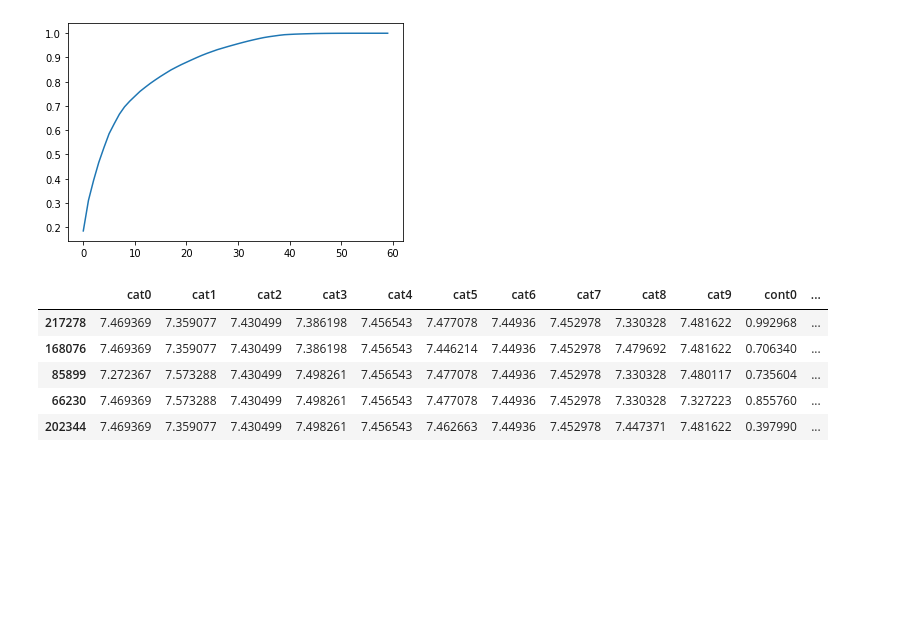
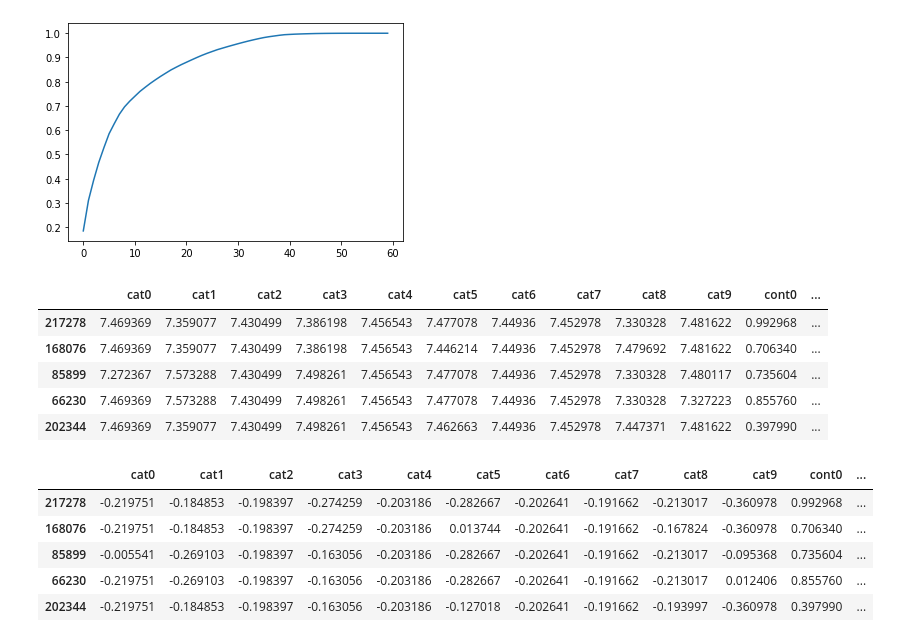
Before and after one commit to lucabasa/kaggle_competitions, a Jupyter notebook: tabular_playground/february/02_transformations.ipynb, the cells around one changed output. Saved outputs shown, nothing was run; the diff lists cells and outputs as text; code cells hidden in the pictures; blank space fills up the shorter version.

```diff
--- a/tabular_playground/february/02_transformations.ipynb
+++ b/tabular_playground/february/02_transformations.ipynb
@@ -99,7 +99,7 @@ plt.show()
 class TargetEncoder(BaseTransformer):
     # Heavily inspired by
     # https://github.com/MaxHalford/xam/blob/93c066990d976c7d4d74b63fb6fb3254ee8d9b48/xam/feature_extraction/encoding/bayesian_target.py#L8
-    def __init__(self, to_encode=None, prior_weight=100):
+    def __init__(self, to_encode=None, prior_weight=100, agg_func='mean'):
         super().__init__()
         if isinstance(to_encode, str):
             self.to_encode = [to_encode]
@@ -108,6 +108,7 @@ class TargetEncoder(BaseTransformer):
         self.prior_weight = prior_weight
         self.prior_ = None
         self.posteriors_ = None
+        self.agg_func = agg_func
 
 
     @reset_columns
@@ -119,16 +120,16 @@ class TargetEncoder(BaseTransformer):
         tmp = X.copy()
         tmp['target'] = y
 
-        self.prior_ = tmp['target'].mean()
+        self.prior_ = tmp['target'].agg(self.agg_func)
         self.posteriors_ = {}
 
         for col in self.to_encode:
 
-            agg = tmp.groupby(col)['target'].agg(['count', 'mean'])
+            agg = tmp.groupby(col)['target'].agg(['count', self.agg_func])
             counts = agg['count']
-            means = agg['mean']
+            data = agg[self.agg_func]
             pw = self.prior_weight
-            self.posteriors_[col] = ((pw * self.prior_ + counts * means) / (pw + counts)).to_dict()
+            self.posteriors_[col] = ((pw * self.prior_ + counts * data) / (pw + counts)).to_dict()
 
         del tmp
         return self
@@ -156,3 +157,16 @@ trs.fit_transform(tmp, train_set['target']).head()
 | 85899 | 7.272367 | 7.573288 | 7.430499 | 7.498261 | 7.456543 | 7.477078 | 7.44936 | 7.452978 | 7.330328 | 7.480117 | 0.735604 | ... |
 | 66230 | 7.469369 | 7.573288 | 7.430499 | 7.498261 | 7.456543 | 7.477078 | 7.44936 | 7.452978 | 7.330328 | 7.327223 | 0.855760 | ... |
 | 202344 | 7.469369 | 7.359077 | 7.430499 | 7.498261 | 7.456543 | 7.462663 | 7.44936 | 7.452978 | 7.447371 | 7.481622 | 0.397990 | ... |
+# %%
+tmp = train_set.copy().drop(['id', 'target'], axis=1)
+
+trs = TargetEncoder(to_encode=None, agg_func='skew')
+
+trs.fit_transform(tmp, train_set['target']).head()
+# %% [output]
+|  | cat0 | cat1 | cat2 | cat3 | cat4 | cat5 | cat6 | cat7 | cat8 | cat9 | cont0 | ... |
+| 217278 | -0.219751 | -0.184853 | -0.198397 | -0.274259 | -0.203186 | -0.282667 | -0.202641 | -0.191662 | -0.213017 | -0.360978 | 0.992968 | ... |
+| 168076 | -0.219751 | -0.184853 | -0.198397 | -0.274259 | -0.203186 | 0.013744 | -0.202641 | -0.191662 | -0.167824 | -0.360978 | 0.706340 | ... |
+| 85899 | -0.005541 | -0.269103 | -0.198397 | -0.163056 | -0.203186 | -0.282667 | -0.202641 | -0.191662 | -0.213017 | -0.095368 | 0.735604 | ... |
+| 66230 | -0.219751 | -0.269103 | -0.198397 | -0.163056 | -0.203186 | -0.282667 | -0.202641 | -0.191662 | -0.213017 | 0.012406 | 0.855760 | ... |
+| 202344 | -0.219751 | -0.184853 | -0.198397 | -0.163056 | -0.203186 | -0.127018 | -0.202641 | -0.191662 | -0.193997 | -0.360978 | 0.397990 | ... |
```
Also changed, not shown: parts of 1 cell of this notebook, 2 other files.
